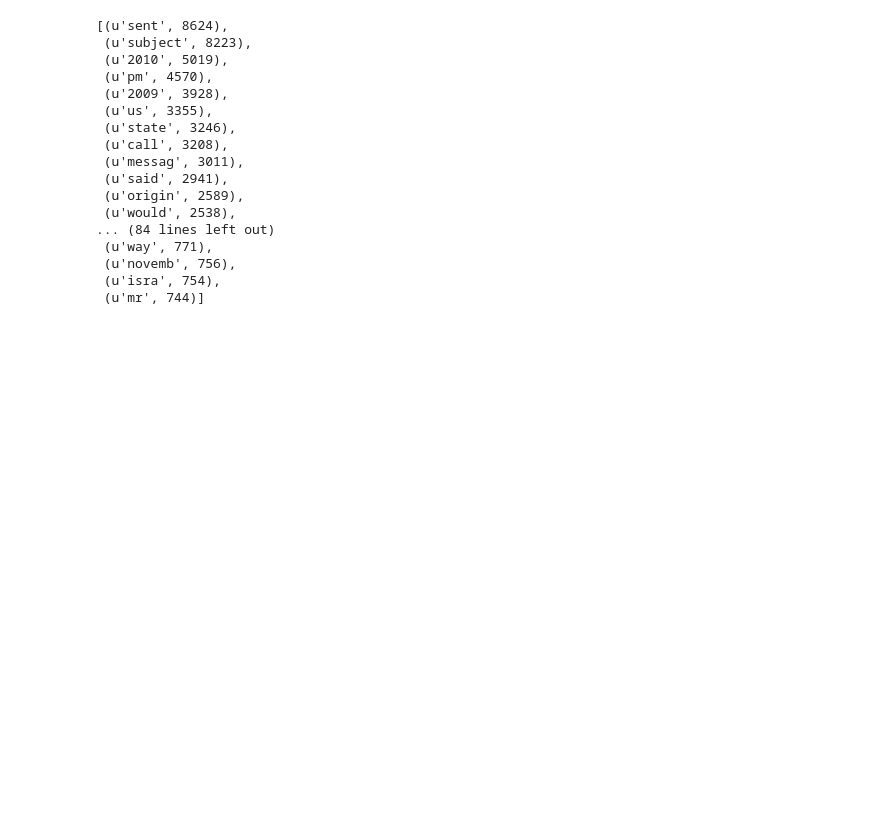
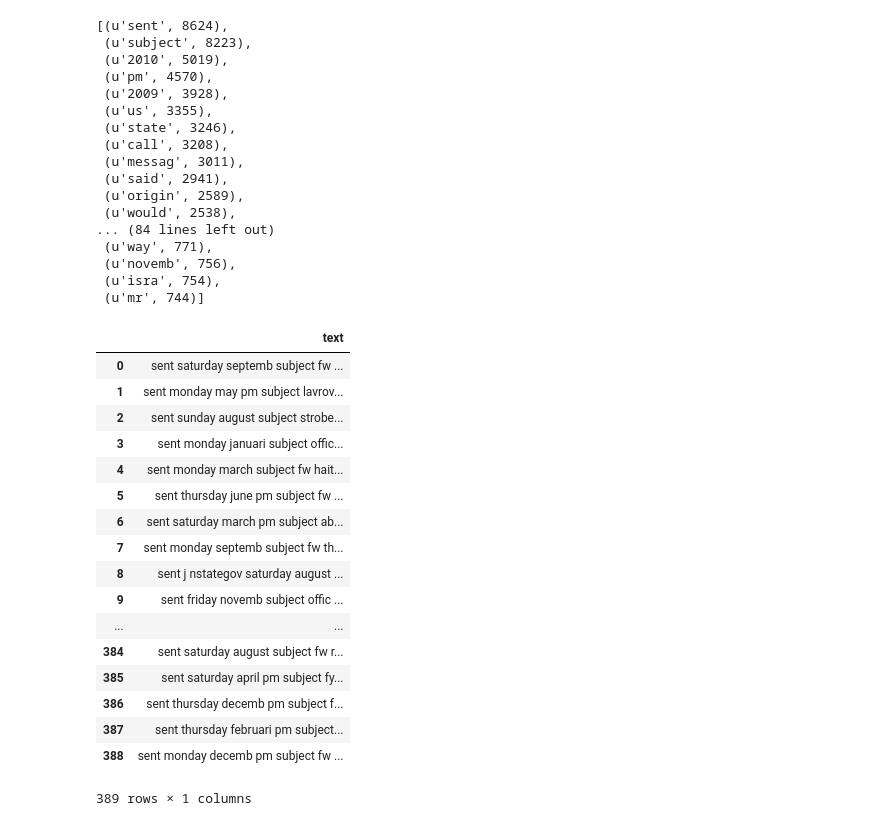
Before and after one commit to lithium-powered/STAT154-GROUP08, a Jupyter notebook: explore2.ipynb, the cells around one changed output. Cells and saved outputs as stored; diff of their text form; code cells hidden in the pictures; blank space fills up the shorter version.

```diff
--- a/explore2.ipynb
+++ b/explore2.ipynb
@@ -280,0 +315,23 @@ Counter(mega_string.split()).most_common()[:100]
+# %%
+test = pd.read_csv("cleaned_hrc_test_text.tsv", sep="\t", header=None,names=["text"])
+#test = clean(test, bad_strings2)
+test
+# %% [output]
+|  | text |
+| 0 | sent saturday septemb subject fw ... |
+| 1 | sent monday may pm subject lavrov... |
+| 2 | sent sunday august subject strobe... |
+| 3 | sent monday januari subject offic... |
+| 4 | sent monday march subject fw hait... |
+| 5 | sent thursday june pm subject fw ... |
+| 6 | sent saturday march pm subject ab... |
+| 7 | sent monday septemb subject fw th... |
+| 8 | sent j nstategov saturday august ... |
+| 9 | sent friday novemb subject offic ... |
+| ... | ... |
+| 384 | sent saturday august subject fw r... |
+| 385 | sent saturday april pm subject fy... |
+| 386 | sent thursday decemb pm subject f... |
+| 387 | sent thursday februari pm subject... |
+| 388 | sent monday decemb pm subject fw ... |
+389 rows × 1 columns
```
Also changed, not shown: parts of 2 cells of this notebook.
